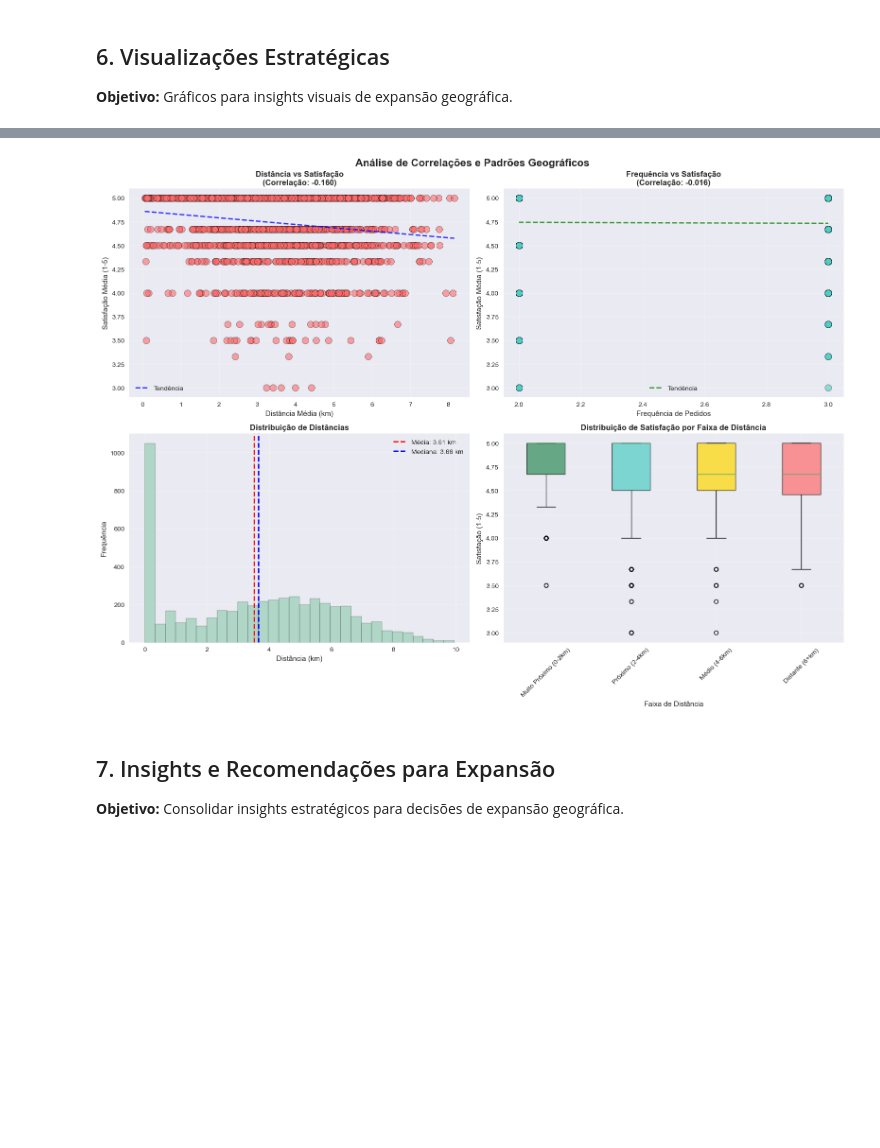
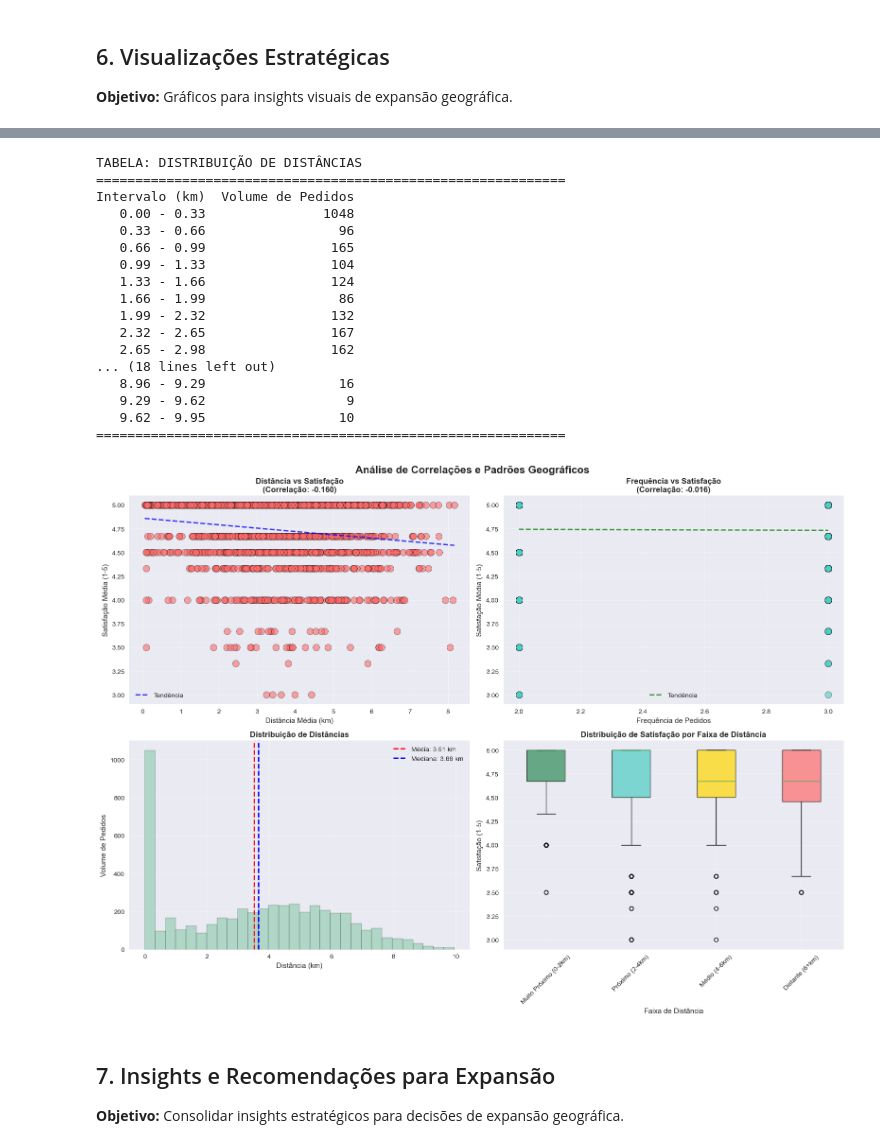
Before and after one commit to EnzoPerego/analise-dados-insperjr-trainee, a Jupyter notebook: analise_geografica/analise_expansao.ipynb, the cells around one changed output, grey strips where cells are left out. Drawn from its saved outputs; the diff is of its cells as text; code cells hidden in the pictures; blank space fills up the shorter version.

```diff
--- a/analise_geografica/analise_expansao.ipynb
+++ b/analise_geografica/analise_expansao.ipynb
@@ -324,10 +324,10 @@ Paraíso                    192        4.13        4.76
 ## 6. Visualizações Estratégicas
 **Objetivo:** Gráficos para insights visuais de expansão geográfica.
 # %%
-print("📊 VISUALIZAÇÕES ESTRATÉGICAS")
+print("VISUALIZAÇÕES ESTRATÉGICAS")
 print("=" * 50)
 
-# Configurar estilo dos gráficos
+# Configura estilo dos gráficos
 plt.style.use('seaborn-v0_8')
 fig, axes = plt.subplots(2, 2, figsize=(16, 12))
 fig.suptitle('Análise Geográfica de Expansão - Kaiserhaus', fontsize=16, fontweight='bold')
@@ -363,7 +363,7 @@ ax2.set_xlabel('Faixa de Distância')
 ax2.set_xticks(range(len(freq_por_faixa)))
 ax2.set_xticklabels(freq_por_faixa.index, rotation=45, ha='right')
 
-# Adicionar valores nas barras
+# Adiciona valores nas barras
 for i, v in enumerate(freq_por_faixa.values):
     ax2.text(i, v + 0.05, f'{v:.2f}', ha='center', va='bottom', fontweight='bold')
 
@@ -378,23 +378,23 @@ ax3.set_xticks(range(len(sat_por_faixa)))
 ax3.set_xticklabels(sat_por_faixa.index, rotation=45, ha='right')
 ax3.set_ylim(4.0, 5.0)
 
-# Adicionar valores nas barras
+# Adiciona valores nas barras
 for i, v in enumerate(sat_por_faixa.values):
     ax3.text(i, v + 0.01, f'{v:.2f}', ha='center', va='bottom', fontweight='bold')
 
-# Gráfico 4: Distribuição de Pedidos por Macro Bairro
+# Gráfico 4: Distribuição de Pedidos por Bairro
 ax4 = axes[1, 1]
-top_macro = analise_macro.nlargest(8, 'total_pedidos')['total_pedidos']
-bars4 = ax4.barh(range(len(top_macro)), top_macro.values, color='#45B7D1')
-ax4.set_title('Top 8 Regiões por Volume de Pedidos', fontweight='bold')
-ax4.set_xlabel('Total de Pedidos')
-ax4.set_ylabel('Macro Bairro')
-ax4.set_yticks(range(len(top_macro)))
-ax4.set_yticklabels(top_macro.index)
+top_bairros = analise_bairros.nlargest(11, 'pedidos')['pedidos']
+bars4 = ax4.barh(range(len(top_bairros)), top_bairros.values, color='#45B7D1')
+ax4.set_title('Top 11 Bairros por Volume de Pedidos', fontweight='bold')
+ax4.set_xlabel('Volume de Pedidos')
+ax4.set_ylabel('Bairro')
+ax4.set_yticks(range(len(top_bairros)))
+ax4.set_yticklabels(top_bairros.index)
 
-# Adicionar valores nas barras
-for i, v in enumerate(top_macro.values):
-    ax4.text(v + 20, i, f'{int(v)}', ha='left', va='center', fontweight='bold')
+# Adiciona valores nas barras
+for i, v in enumerate(top_bairros.values):
+    ax4.text(v + 10, i, f'{int(v)}', ha='left', va='center', fontweight='bold')
 
 plt.tight_layout()
 plt.show()
@@ -447,6 +447,17 @@ x_line3 = np.linspace(frequencia_clientes['frequencia_pedidos'].min(),
 ax2.plot(x_line3, p3(x_line3), "g--", alpha=0.8, linewidth=2, label='Tendência')
 ax2.legend()
 
+# Tabela de Distribuição de Distâncias
+print("\nTABELA: DISTRIBUIÇÃO DE DISTÂNCIAS")
+print("=" * 60)
+hist_values, bin_edges = np.histogram(df['distance_km'], bins=30)
+dist_table = pd.DataFrame({
+    'Intervalo (km)': [f'{bin_edges[i]:.2f} - {bin_edges[i+1]:.2f}' for i in range(len(bin_edges)-1)],
+    'Volume de Pedidos': hist_values
+})
+print(dist_table.to_string(index=False))
+print("=" * 60)
+
 # Gráfico 3: Distribuição de Distâncias
 ax3 = axes[1, 0]
 ax3.hist(df['distance_km'], bins=30, color='#96CEB4', alpha=0.7, edgecolor='black')
@@ -454,35 +465,52 @@ ax3.axvline(df['distance_km'].mean(), color='red', linestyle='--', linewidth=2,
             label=f'Média: {df["distance_km"].mean():.2f} km')
 ax3.axvline(df['distance_km'].median(), color='blue', linestyle='--', linewidth=2,
             label=f'Mediana: {df["distance_km"].median():.2f} km')
 ax3.set_title('Distribuição de Distâncias', fontweight='bold')
 ax3.set_xlabel('Distância (km)')
-ax3.set_ylabel('Frequência')
+ax3.set_ylabel('Volume de Pedidos')
 ax3.legend()
 ax3.grid(True, alpha=0.3)
 
 # Gráfico 4: Boxplot de Satisfação por Faixa de Distância
 ax4 = axes[1, 1]
 # Criar dados para boxplot
 faixas_ordenadas = ['Muito Próximo (0-2km)', 'Próximo (2-4km)', 'Médio (4-6km)', 'Distante (6+km)']
 dados_boxplot = [frequencia_clientes[frequencia_clientes['faixa_distancia'] == faixa]['satisfacao_media'].values
                  for faixa in faixas_ordenadas]
 bp = ax4.boxplot(dados_boxplot, labels=faixas_ordenadas, patch_artist=True)
 
 # Colorir os boxes
 for patch, color in zip(bp['boxes'], colors_faixa):
     patch.set_facecolor(color)
     patch.set_alpha(0.7)
 
 ax4.set_title('Distribuição de Satisfação por Faixa de Distância', fontweight='bold')
 ax4.set_ylabel('Satisfação (1-5)')
 ax4.set_xlabel('Faixa de Distância')
 ax4.tick_params(axis='x', rotation=45)
 ax4.grid(True, alpha=0.3)
 
 plt.tight_layout()
 plt.show()
 # %% [output]
+TABELA: DISTRIBUIÇÃO DE DISTÂNCIAS
+============================================================
+Intervalo (km)  Volume de Pedidos
+   0.00 - 0.33               1048
+   0.33 - 0.66                 96
+   0.66 - 0.99                165
+   0.99 - 1.33                104
+   1.33 - 1.66                124
+   1.66 - 1.99                 86
+   1.99 - 2.32                132
+   2.32 - 2.65                167
+   2.65 - 2.98                162
+... (18 lines left out)
+   8.96 - 9.29                 16
+   9.29 - 9.62                  9
+   9.62 - 9.95                 10
+============================================================
-[figure, old version]
+[figure, new version]
 # %% [markdown]
 ## 7. Insights e Recomendações para Expansão
 **Objetivo:** Consolidar insights estratégicos para decisões de expansão geográfica.
```
Also changed, not shown: parts of 13 cells of this notebook.
